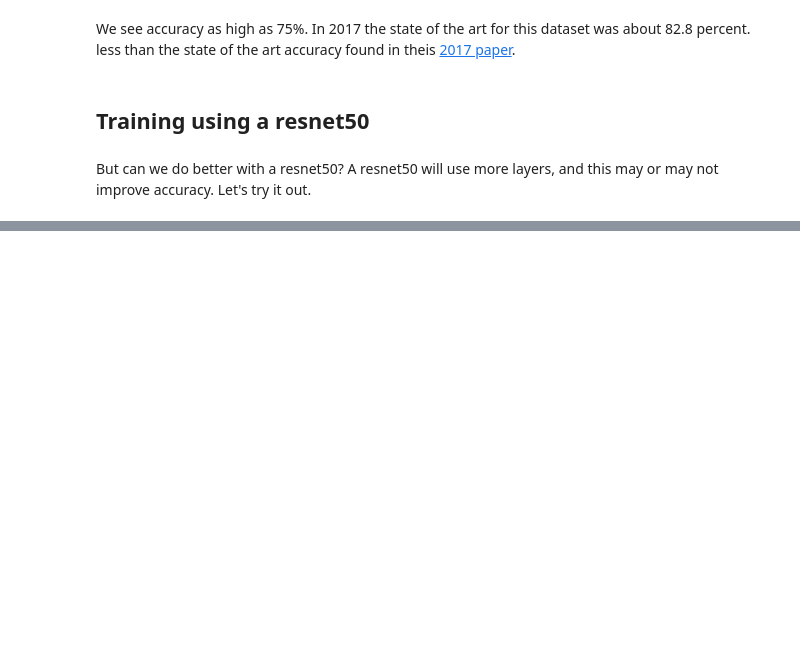
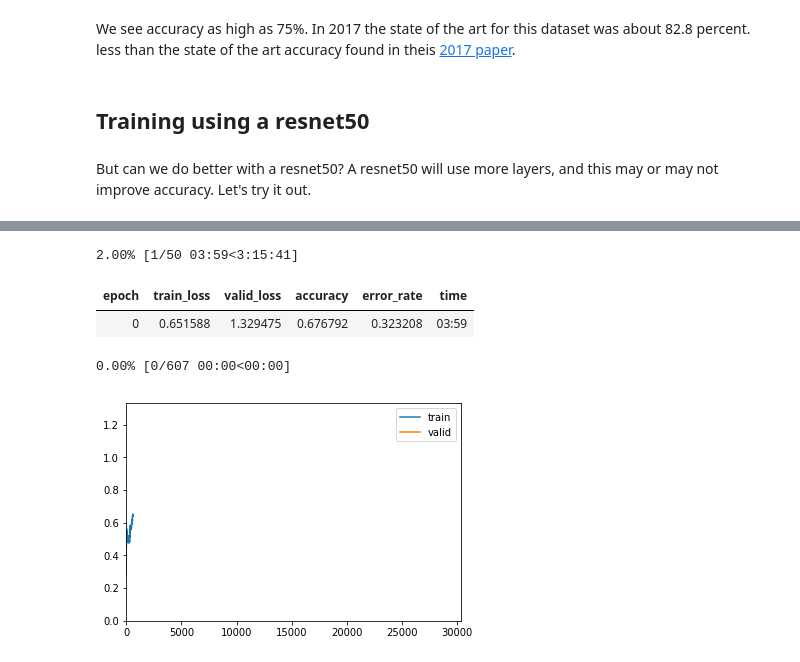
Before and after one commit to jakevc/deeplearn, a Jupyter notebook: BirdClassifier.ipynb, the cells around one changed output, grey strips where cells are left out. Cells and saved outputs as stored; diff of their text form; code cells hidden in the pictures; blank space fills up the shorter version.

```diff
--- a/BirdClassifier.ipynb
+++ b/BirdClassifier.ipynb
@@ -375,0 +390,10 @@ learn.fit_one_cycle(4)
+# %%
+# let's unfreeze and train all the layers
+learn.unfreeze()
+learn.fit_one_cycle(50,max_lr=slice(1e-2, 3e-3),callbacks=[ShowGraph(learn)])
+# %% [output]
+2.00% [1/50 03:59<3:15:41]
+| epoch | train_loss | valid_loss | accuracy | error_rate | time |
+| 0 | 0.651588 | 1.329475 | 0.676792 | 0.323208 | 03:59 |
+0.00% [0/607 00:00<00:00]
+[figure, added]
```
Also changed, not shown: parts of 15 cells of this notebook, 1 other file.
